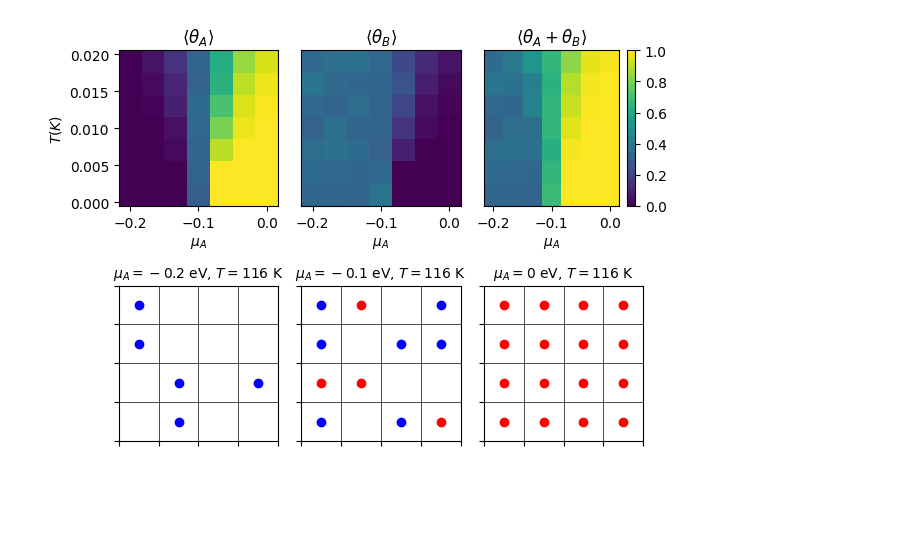
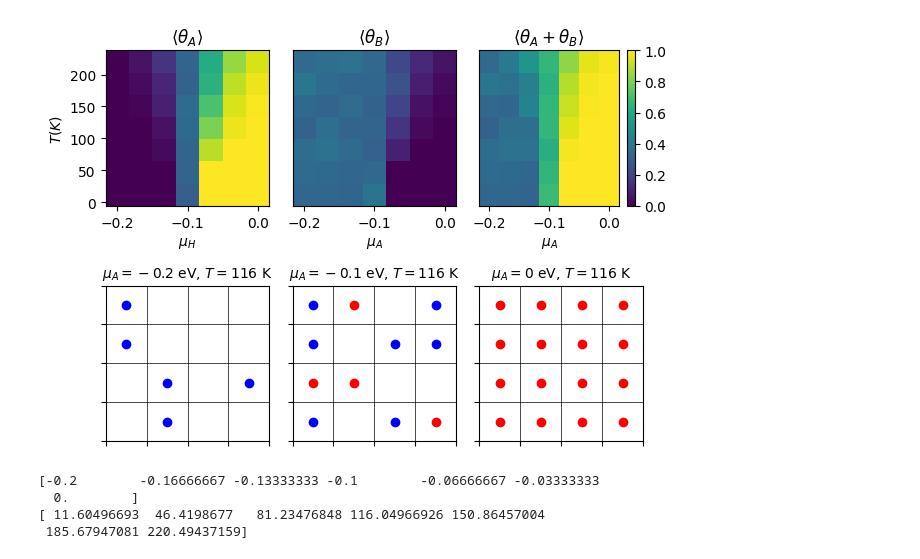
Before and after one commit to beanch96/HW_TESTS, a Jupyter notebook: Project1_Test.ipynb, the cells around one changed output. Saved outputs shown, nothing was run; the diff lists cells and outputs as text; code cells hidden in the pictures; blank space fills up the shorter version.

```diff
--- a/Project1_Test.ipynb
+++ b/Project1_Test.ipynb
@@ -231,41 +231,91 @@ for i, param in enumerate(params):
 fig, axs = plt.subplot_mosaic([[0, 1, 2], [3, 4, 5]], figsize=(6.5, 4.5))
 #fig, axs = plt.subplots(2, 3, figsize=(6.5, 4.5))
 
-# Mean coverage of A
+Ts=Ts/(8.617*10**-5) #Convert to Kelvin
+
+# Mean coverage of H
 axs[0].pcolormesh(mus_A, Ts, mean_coverage_A.T, cmap='viridis', vmin=0, vmax=1)
 axs[0].set_title(r'$\langle \theta_A \rangle$')
-axs[0].set_xlabel(r'$\mu_A$')
+axs[0].set_xlabel(r'$\mu_H$')
 axs[0].set_ylabel(r'$T(K)$')
 
-# Mean coverage of B
+# Mean coverage of N
 axs[1].pcolormesh(mus_A, Ts, mean_coverage_B.T, cmap='viridis', vmin=0, vmax=1)
 axs[1].set_title(r'$\langle \theta_B \rangle$')
 axs[1].set_xlabel(r'$\mu_A$')
 axs[1].set_yticks([])
 
 # Mean total coverage
 cax = axs[2].pcolormesh(mus_A, Ts, mean_coverage_A.T + mean_coverage_B.T, cmap='viridis', vmin=0, vmax=1)
 axs[2].set_title(r'$\langle \theta_A + \theta_B \rangle$')
 axs[2].set_xlabel(r'$\mu_A$')
 axs[2].set_yticks([])
 fig.colorbar(cax, ax=axs[2], location='right', fraction=0.1)
 
 # Plot the final lattice configuration
 
 fontisize=10
 # mu_A = -0.2 eV and T = 0.01 / k
 axs[3] = plot_lattice(final_lattice[0, 3], axs[3], r'$\mu_A = -0.2$ eV, $T = 116$ K')
 axs[3].set_title(r'$\mu_A = -0.2$ eV, $T = 116$ K', fontsize=fontisize)
 
 # mu_A = -0.1 eV and T = 0.01 / k
 axs[4] = plot_lattice(final_lattice[3, 3], axs[4], r'$\mu_A = -0.1$ eV, $T = 116$ K')
 axs[4].set_title(r'$\mu_A = -0.1$ eV, $T = 116$ K', fontsize=fontisize)
 
 # mu_A = 0 eV and T = 0.01 / k
 axs[5] = plot_lattice(final_lattice[6, 3], axs[5], r'$\mu_A = 0$ eV, $T = 116$ K')
 axs[5].set_title(r'$\mu_A = 0$ eV, $T = 116$ K', fontsize=fontisize)
 
 plt.tight_layout()
 plt.show()
 # %% [output]
-[figure, old version]
+[figure, new version]
+# %%
+#Ideal mixture of Nitrogen and Hydrogen
+
+import numpy as np
+import matplotlib.pyplot as plt
+
+#A=Hydrogen->Varying value, limiting reagent
+#B=Nitrogen->Constant value, excess
+
+# Parameters
+size = 4
+n_steps = 10000
+mus_A = np.linspace(-0.2, 0, 7)
+Ts = np.linspace(0.001, 0.019, 7)
+
+params = []
+for mu_A in mus_A:
+    for T in Ts:
+        params.append({
+            'epsilon_A': -0.1,
+            'epsilon_B': -0.1,
+            'epsilon_AA': 0,
+            'epsilon_BB': 0,
+            'epsilon_AB': 0,
+            'mu_A': mu_A,
+            'mu_B': -0.1,
+            'T': T  # Temperature (in units of k))
+        })
+
+# Run the simulation
+np.random.seed(42)
+final_lattice = np.zeros((len(mus_A), len(Ts), size, size))
+mean_coverage_H = np.zeros((len(mus_A), len(Ts)))
+mean_coverage_N = np.zeros((len(mus_A), len(Ts)))
+for i, param in enumerate(params):
+    lattice, coverage_H, coverage_N = run_simulation(size, n_steps, param)
+    final_lattice[i // len(Ts), i % len(Ts)] = lattice
+    mean_coverage_H[i // len(Ts), i % len(Ts)] = np.mean(coverage_H[-1000:])
+    mean_coverage_N[i // len(Ts), i % len(Ts)] = np.mean(coverage_N[-1000:])
+
+print(mus_A)
+Ts=Ts/(8.617*10**-5) #Convert to Kelvin
+print(Ts)
+# %% [output]
+[-0.2        -0.16666667 -0.13333333 -0.1        -0.06666667 -0.03333333
+  0.        ]
+[ 11.60496693  46.4198677   81.23476848 116.04966926 150.86457004
+ 185.67947081 220.49437159]
```
Also changed, not shown: parts of 9 cells of this notebook.
